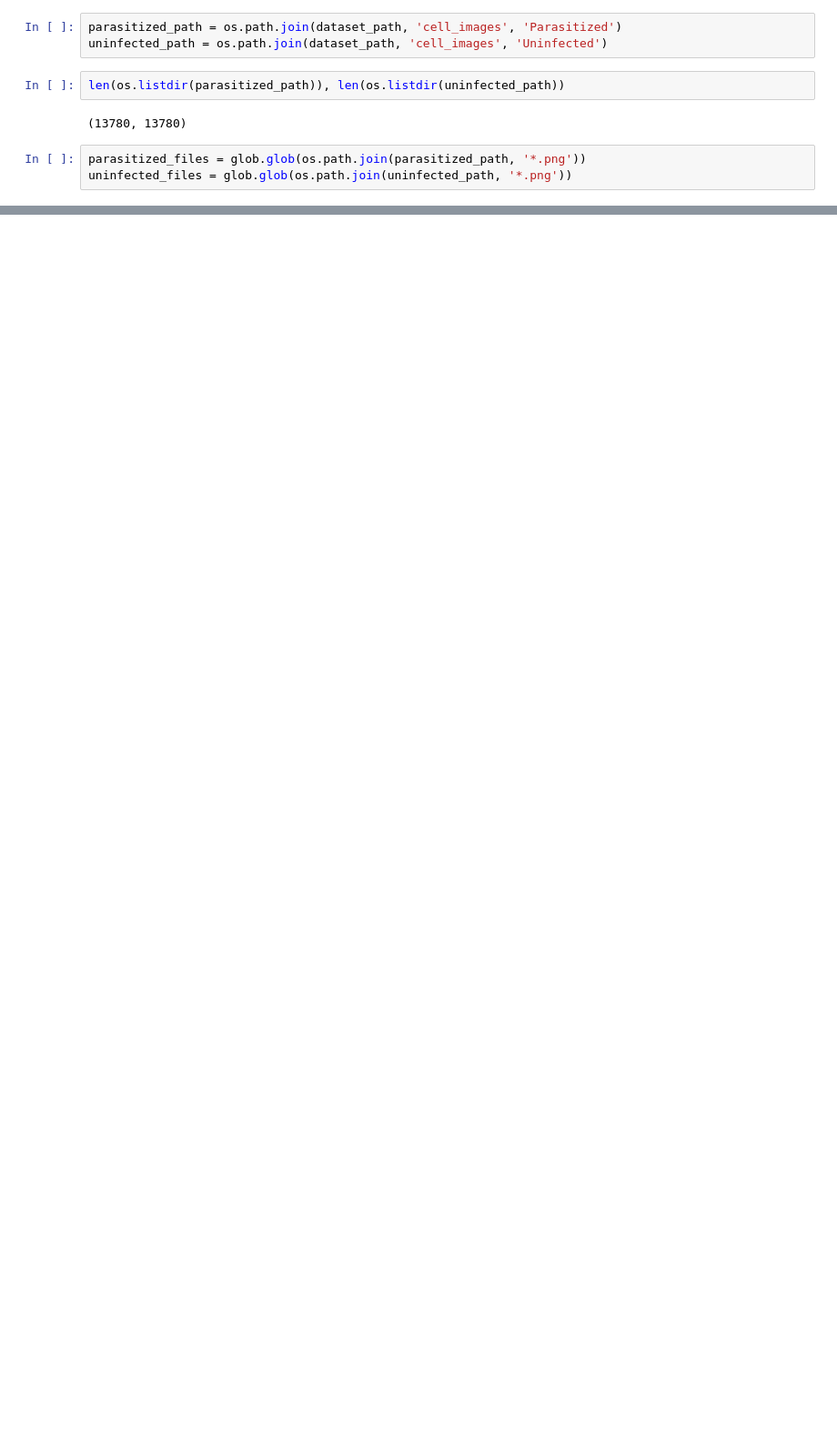
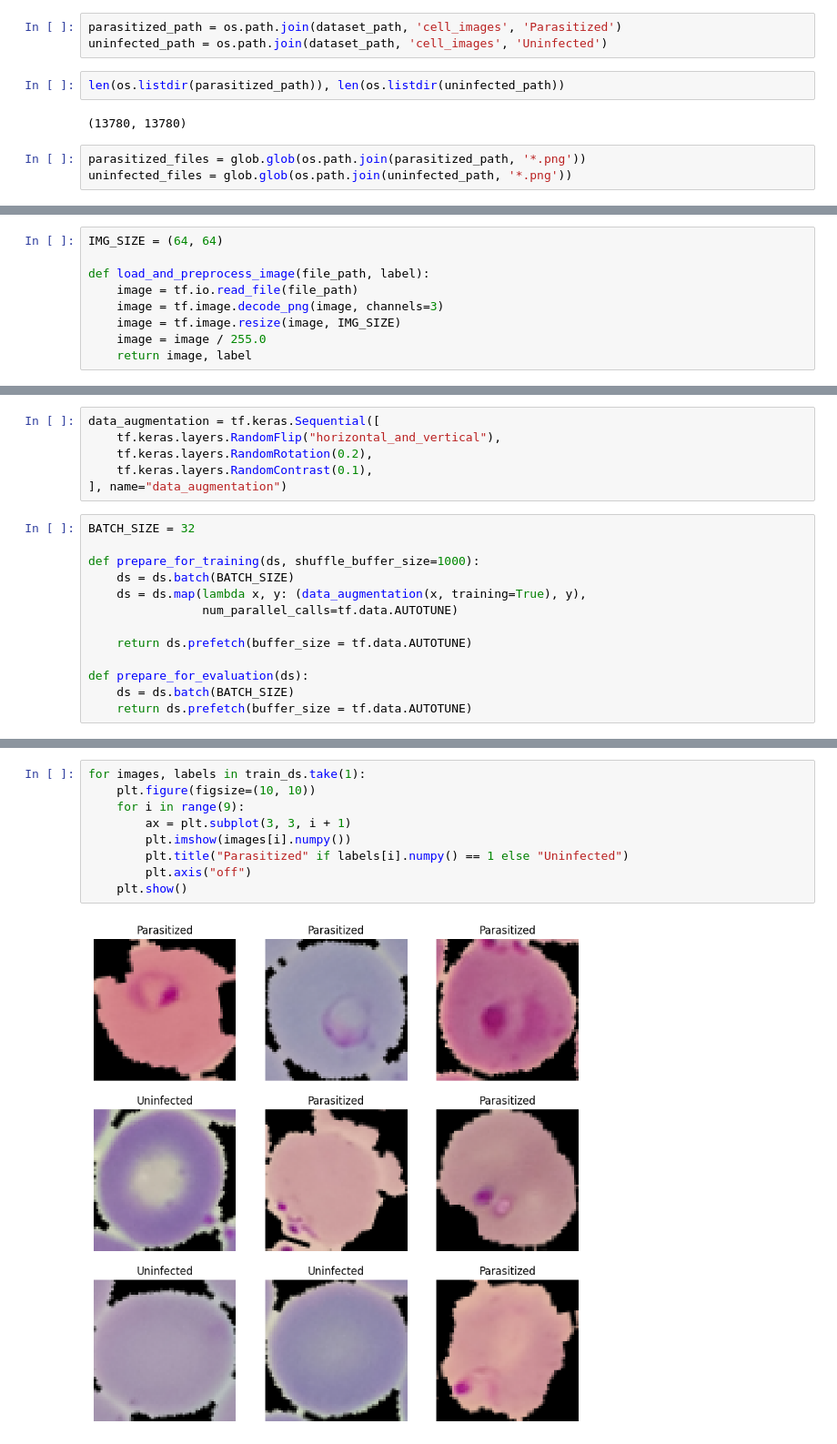
Before and after one commit to Roldao-Neto/Malaria-Detection-on-Raspberry-Pi-Zero-2W, a Jupyter notebook: model_dev.ipynb, the cells around one changed output, grey strips where cells are left out. Shown: that part at 91% size. Drawn from its saved outputs; the diff is of its cells as text; blank space fills up the shorter version.

```diff
--- a/model_dev.ipynb
+++ b/model_dev.ipynb
@@ -566,0 +97,9 @@ plt.show()
+# %%
+IMG_SIZE = (64, 64)
+
+def load_and_preprocess_image(file_path, label):
+    image = tf.io.read_file(file_path)
+    image = tf.image.decode_png(image, channels=3)
+    image = tf.image.resize(image, IMG_SIZE)
+    image = image / 255.0
+    return image, label
@@ -566,0 +143,19 @@ plt.show()
+# %%
+data_augmentation = tf.keras.Sequential([
+    tf.keras.layers.RandomFlip("horizontal_and_vertical"),
+    tf.keras.layers.RandomRotation(0.2),
+    tf.keras.layers.RandomContrast(0.1),
+], name="data_augmentation")
+# %%
+BATCH_SIZE = 32
+
+def prepare_for_training(ds, shuffle_buffer_size=1000):
+    ds = ds.batch(BATCH_SIZE)
+    ds = ds.map(lambda x, y: (data_augmentation(x, training=True), y),
+                num_parallel_calls=tf.data.AUTOTUNE)
+
+    return ds.prefetch(buffer_size = tf.data.AUTOTUNE)
+
+def prepare_for_evaluation(ds):
+    ds = ds.batch(BATCH_SIZE)
+    return ds.prefetch(buffer_size = tf.data.AUTOTUNE)
@@ -566,0 +178,11 @@ plt.show()
+# %%
+for images, labels in train_ds.take(1):
+    plt.figure(figsize=(10, 10))
+    for i in range(9):
+        ax = plt.subplot(3, 3, i + 1)
+        plt.imshow(images[i].numpy())
+        plt.title("Parasitized" if labels[i].numpy() == 1 else "Uninfected")
+        plt.axis("off")
+    plt.show()
+# %% [output]
+[figure, added]
```
Also changed, not shown: parts of 97 cells of this notebook, 5 other files.
